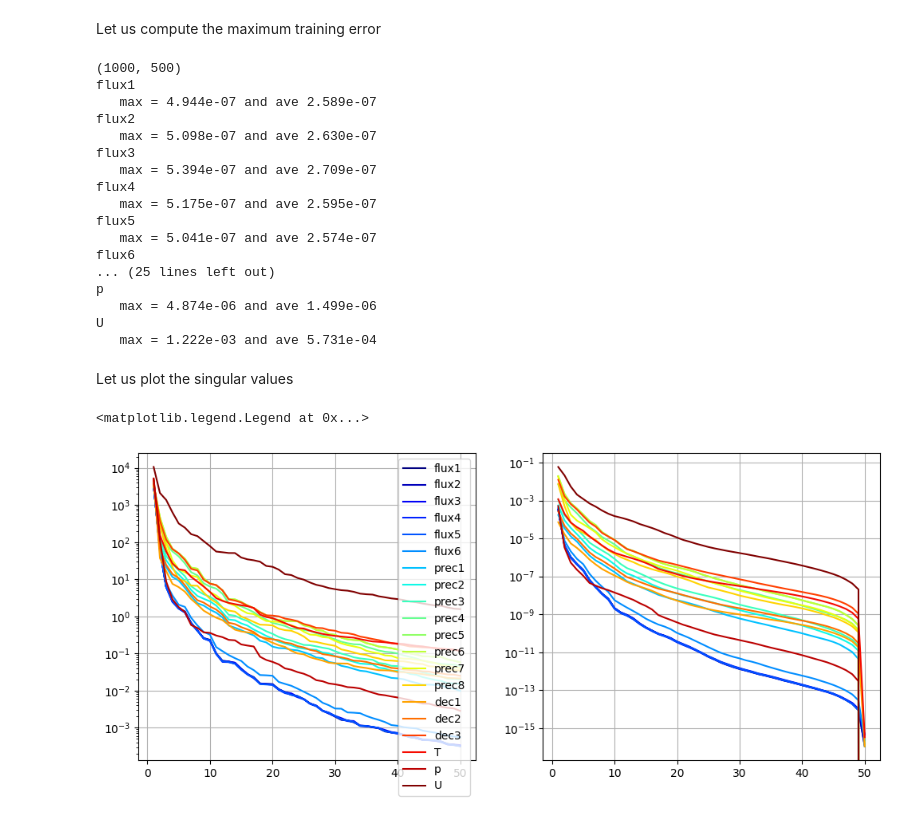
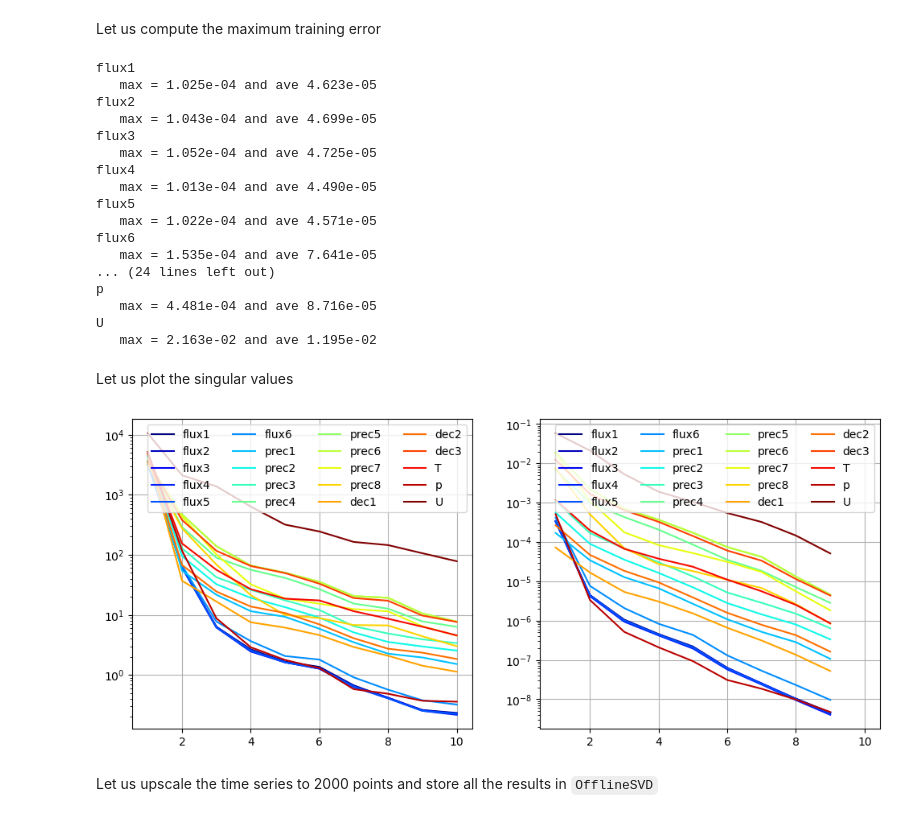
Before and after one commit to ERMETE-Lab/NuSHRED, a Jupyter notebook: Code/P1/01a_svd.ipynb, the cells around one changed output. Cells and saved outputs as stored; diff of their text form; code cells hidden in the pictures.

```diff
--- a/Code/P1/01a_svd.ipynb
+++ b/Code/P1/01a_svd.ipynb
@@ -100,29 +83,21 @@ rescaling_snaps = list()
 new_var_names = list()
 Nmodes = []
 
-compress_data = True
-
 u_total = dict()
 s_total = dict()
 
 for field_i, field in enumerate(var_names):
 
     print(field)
-    u = snaps[field].return_matrix()
+    u = snaps[field]
     rescaling_snaps.append(np.mean(u[:,0]))
 
     X = u / rescaling_snaps[field_i]
 
-    if field_i + 1 == len(var_names):
-        if compress_data:
-            _Nmodes = 50
-        else:
-            _Nmodes = 10
+    if field_i + 1 == len(var_names): # velocity
+        _Nmodes = 10
     else:
-        if compress_data:
-            _Nmodes = 50
-        else:
-            _Nmodes = 10
+        _Nmodes = 10
 
     Nmodes.append(_Nmodes)
 
@@ -138,7 +113,7 @@ for field_i, field in enumerate(var_names):
 
     new_var_names.append(field)
 
-# rescaling_snaps = np.asarray(rescaling_snaps)
+rescaling_snaps = np.asarray(rescaling_snaps)
 # %% [output]
 flux1
 flux2
@@ -163,55 +138,53 @@ U
 # %% [markdown]
 Let us compute the maximum training error
 # %%
-print(v_total.shape)
-
-# Check errors
-
 for field_i in range(len(var_names)):
     field = var_names[field_i]
 
     rec = rescaling_snaps[field_i] * (u_total[field] @ (np.diag(s_total[field]) @ v_total[_Nmodes * field_i: _Nmodes * (field_i + 1)]))
 
-    errors = np.linalg.norm(rec - snaps[field].return_matrix(), axis = 0) / np.linalg.norm(snaps[field].return_matrix(), axis=0)
+    errors = np.linalg.norm(rec - snaps[field], axis = 0) / np.linalg.norm(snaps[field], axis=0)
 
     print(field)
     print('   max = {:.3e}'.format(np.max(errors)) +' and ave {:.3e}'.format(np.mean(errors)))
 # %% [output]
-(1000, 500)
 flux1
-   max = 4.944e-07 and ave 2.589e-07
+   max = 1.025e-04 and ave 4.623e-05
 flux2
-   max = 5.098e-07 and ave 2.630e-07
+   max = 1.043e-04 and ave 4.699e-05
 flux3
-   max = 5.394e-07 and ave 2.709e-07
+   max = 1.052e-04 and ave 4.725e-05
 flux4
-   max = 5.175e-07 and ave 2.595e-07
+   max = 1.013e-04 and ave 4.490e-05
 flux5
-   max = 5.041e-07 and ave 2.574e-07
+   max = 1.022e-04 and ave 4.571e-05
 flux6
-... (25 lines left out)
+   max = 1.535e-04 and ave 7.641e-05
+... (24 lines left out)
 p
-   max = 4.874e-06 and ave 1.499e-06
+   max = 4.481e-04 and ave 8.716e-05
 U
-   max = 1.222e-03 and ave 5.731e-04
+   max = 2.163e-02 and ave 1.195e-02
 # %% [markdown]
 Let us plot the singular values
 # %%
 import matplotlib.pyplot as plt
 from matplotlib import cm
 
 fig, axs = plt.subplots(nrows = 1, ncols = 2, sharex=True, figsize=(12,5))
 
 colors = cm.jet(np.linspace(0,1,len(var_names)))
 for field_i, field in enumerate(var_names):
     N_plot = np.arange(1, Nmodes[field_i]+1, 1)
     axs[0].semilogy(N_plot, s_total[field], color=colors[field_i], label=field)
-    axs[1].semilogy(N_plot, 1-np.cumsum(s_total[field]**2) / np.sum(s_total[field]**2), color=colors[field_i], label=field)
-axs[0].grid()
-axs[1].grid()
-axs[0].legend()
+    axs[1].semilogy(N_plot[:-1], 1-np.cumsum(s_total[field]**2)[:-1] / np.sum(s_total[field]**2), color=colors[field_i], label=field)
+
+for ax in axs:
+    ax.legend(ncols = 4)
+    ax.grid()
 # %% [output]
-<matplotlib.legend.Legend at 0x...>
-[figure, old version]
+[figure, new version]
+# %% [markdown]
+Let us upscale the time series to 2000 points and store all the results in `OfflineSVD`
 # %%
 from scipy.interpolate import CubicSpline
```
Also changed, not shown: parts of 12 cells of this notebook, 3 other files.
